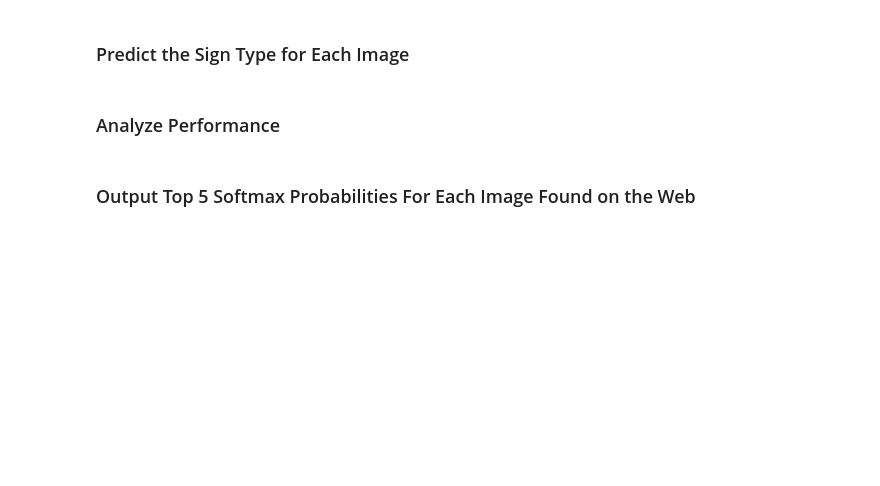
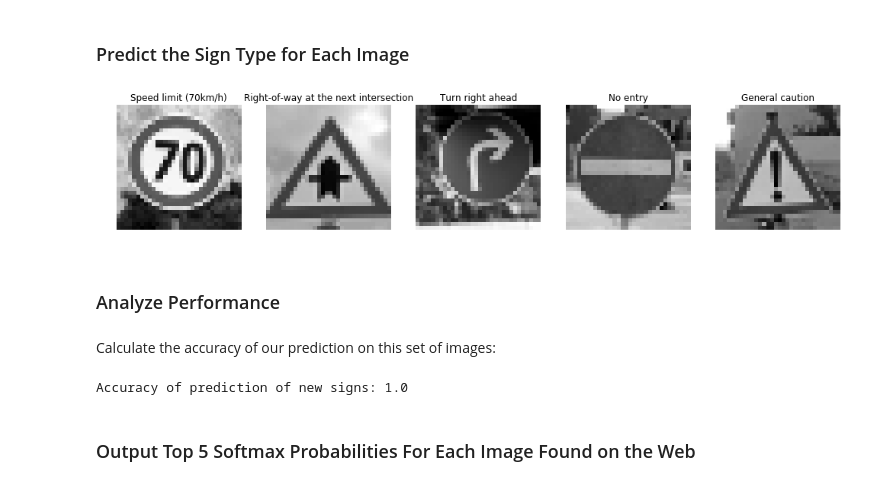
Before and after one commit to phuongdao1/self-driving-car, a Jupyter notebook: CarND-Traffic-Sign-Classifier-Project/Traffic_Sign_Classifier.ipynb, the cells around one changed output. Saved outputs shown, nothing was run; the diff lists cells and outputs as text; code cells hidden in the pictures; blank space fills up the shorter version.

```diff
--- a/CarND-Traffic-Sign-Classifier-Project/Traffic_Sign_Classifier.ipynb
+++ b/CarND-Traffic-Sign-Classifier-Project/Traffic_Sign_Classifier.ipynb
@@ -221,2 +391,14 @@ You may find `signnames.csv` useful as it contains mappings from the class id (i
+# %%
+y_pred = model.predict_classes(new_signs_normed, batch_size=1)
+
+fig, axes = plt.subplots(1,5, figsize=(17, 17))
+ax_arr = axes.ravel()
+for i in range(5):
+    img = new_signs_normed[i]
+    ax_arr[i].axis('off')
+    ax_arr[i].imshow(img.reshape(32,32), cmap='gray')
+    ax_arr[i].set_title(id2label[y_pred[i]])
+# %% [output]
+[figure, added]
 # %% [markdown]
 ### Analyze Performance
@@ -226,2 +405,10 @@ You may find `signnames.csv` useful as it contains mappings from the class id (i
+# %% [markdown]
+Calculate the accuracy of our prediction on this set of images:
+# %%
+### Calculate the accuracy for these 5 new images.
+acc = (y_pred ==  y_labels).sum() / len(y_labels)
+print("Accuracy of prediction of new signs: " + str(acc))
+# %% [output]
+Accuracy of prediction of new signs: 1.0
 # %% [markdown]
 ### Output Top 5 Softmax Probabilities For Each Image Found on the Web
```
Also changed, not shown: parts of 42 cells of this notebook, 11 other files.
